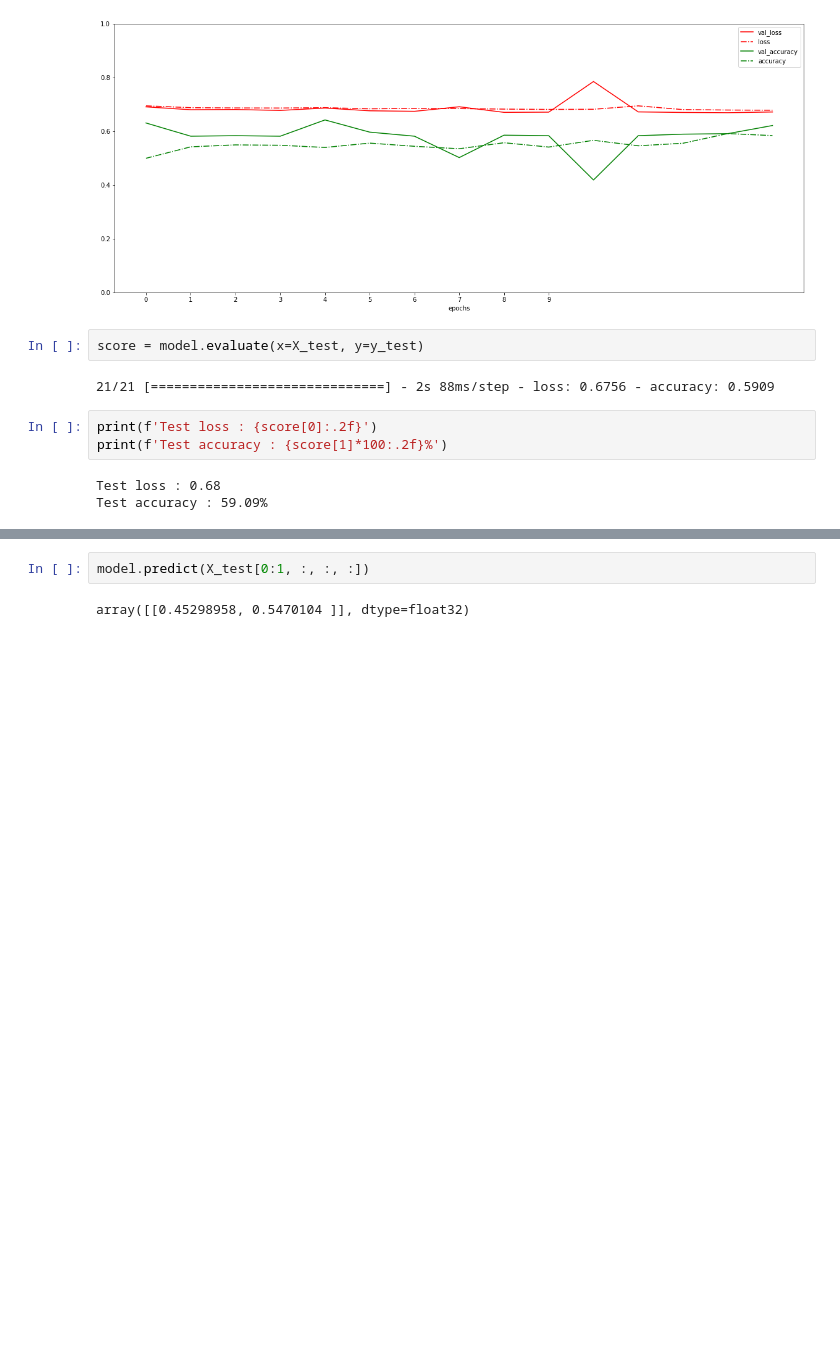
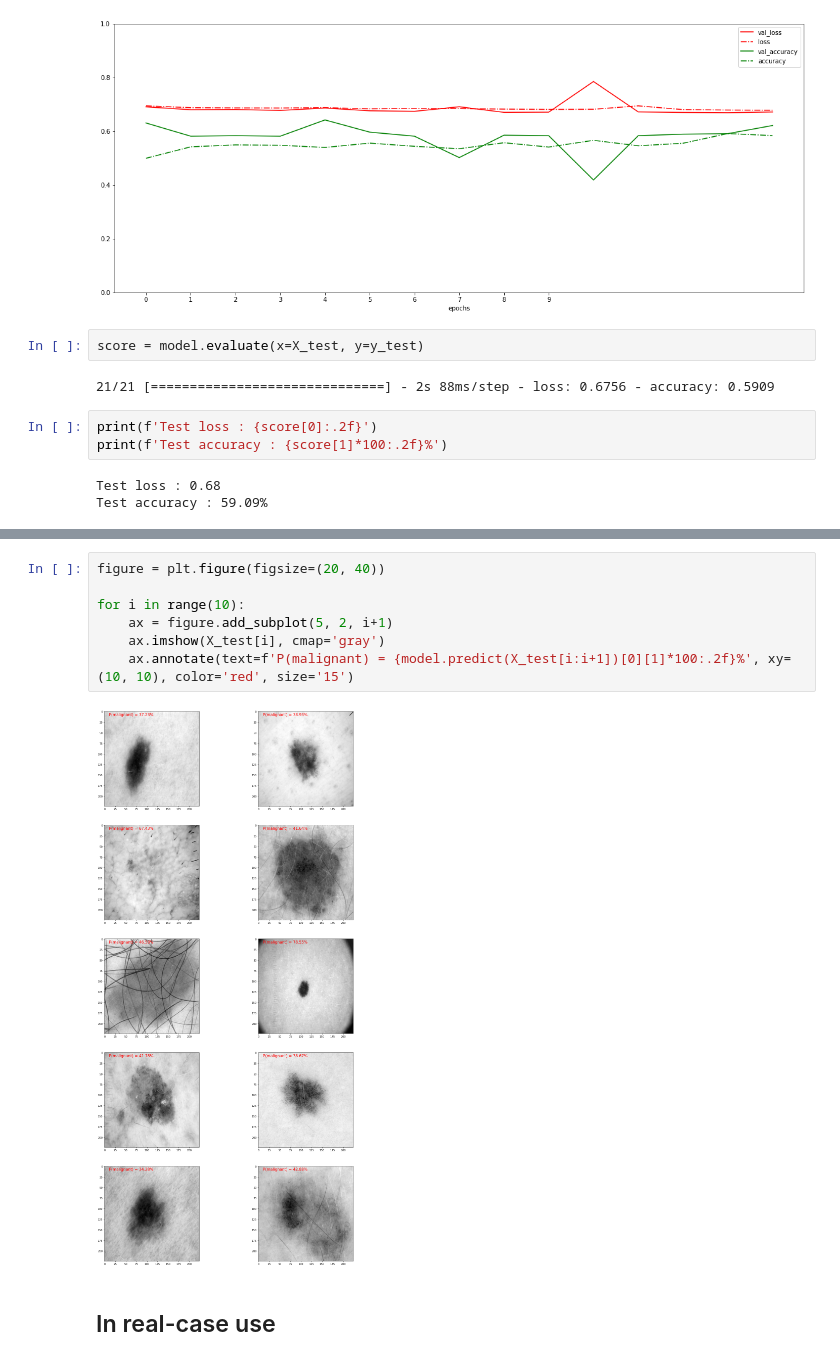
Before and after one commit to AnthonyJaquaniello/Skin_detector, a Jupyter notebook: skin_detector.ipynb, the cells around one changed output, grey strips where cells are left out. Drawn from its saved outputs; the diff is of its cells as text; blank space fills up the shorter version.

Commit message:
displaying pictures and their prediction + add info about melanoma

```diff
--- a/skin_detector.ipynb
+++ b/skin_detector.ipynb
@@ -273,4 +296,11 @@ model.evaluate(x=X_test, y=y_test)
 # %%
-model.predict(X_test[0:1, :, :, :])
+figure = plt.figure(figsize=(20, 40))
+
+for i in range(10):
+    ax = figure.add_subplot(5, 2, i+1)
+    ax.imshow(X_test[i], cmap='gray')
+    ax.annotate(text=f'P(malignant) = {model.predict(X_test[i:i+1])[0][1]*100:.2f}%', xy=(10, 10), color='red', size='15')
 # %% [output]
-array([[0.45298958, 0.5470104 ]], dtype=float32)
+[figure, added]
+# %% [markdown]
+<h2>In real-case use</h2>
```
Also changed, not shown: parts of 7 cells of this notebook.
